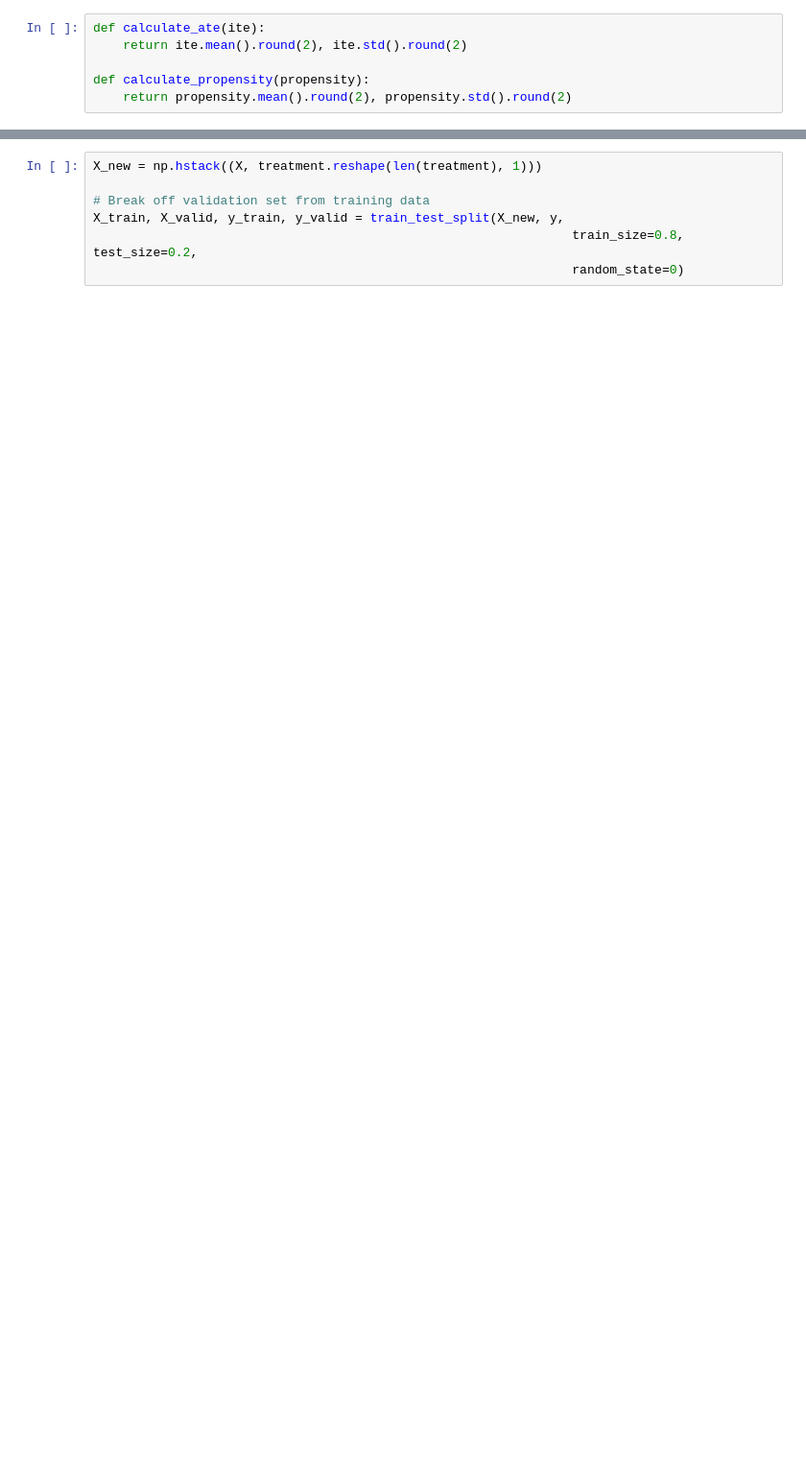
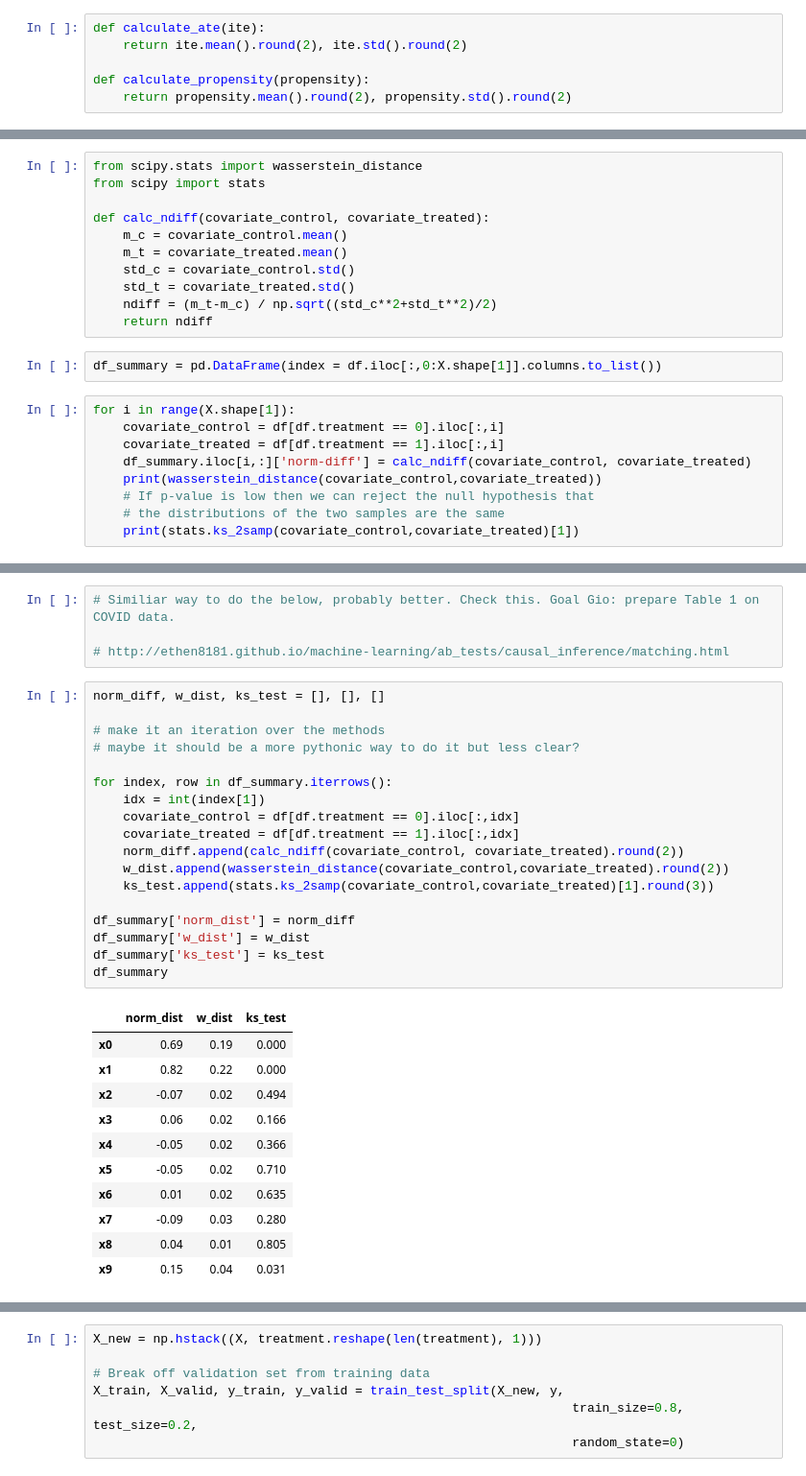
Before and after one commit to Pacmed/causal_inference, a Jupyter notebook: basic_pipeline.ipynb, the cells around one changed output, grey strips where cells are left out. Shown: that part at 96% size. Saved outputs shown, nothing was run; the diff lists cells and outputs as text; blank space fills up the shorter version.

```diff
--- a/basic_pipeline.ipynb
+++ b/basic_pipeline.ipynb
@@ -47,0 +92,22 @@ The average propensity score value is equal to 0.52 with standard deviation equa
+# %%
+from scipy.stats import wasserstein_distance
+from scipy import stats
+
+def calc_ndiff(covariate_control, covariate_treated):
+    m_c = covariate_control.mean()
+    m_t = covariate_treated.mean()
+    std_c = covariate_control.std()
+    std_t = covariate_treated.std()
+    ndiff = (m_t-m_c) / np.sqrt((std_c**2+std_t**2)/2)
+    return ndiff
+# %%
+df_summary = pd.DataFrame(index = df.iloc[:,0:X.shape[1]].columns.to_list())
+# %%
+for i in range(X.shape[1]):
+    covariate_control = df[df.treatment == 0].iloc[:,i]
+    covariate_treated = df[df.treatment == 1].iloc[:,i]
+    df_summary.iloc[i,:]['norm-diff'] = calc_ndiff(covariate_control, covariate_treated)
+    print(wasserstein_distance(covariate_control,covariate_treated))
+    # If p-value is low then we can reject the null hypothesis that
+    # the distributions of the two samples are the same
+    print(stats.ks_2samp(covariate_control,covariate_treated)[1])
@@ -47,0 +135,34 @@ The average propensity score value is equal to 0.52 with standard deviation equa
+# %%
+# Similiar way to do the below, probably better. Check this. Goal Gio: prepare Table 1 on COVID data.
+
+# http://ethen8181.github.io/machine-learning/ab_tests/causal_inference/matching.html
+# %%
+norm_diff, w_dist, ks_test = [], [], []
+
+# make it an iteration over the methods
+# maybe it should be a more pythonic way to do it but less clear?
+
+for index, row in df_summary.iterrows():
+    idx = int(index[1])
+    covariate_control = df[df.treatment == 0].iloc[:,idx]
+    covariate_treated = df[df.treatment == 1].iloc[:,idx]
+    norm_diff.append(calc_ndiff(covariate_control, covariate_treated).round(2))
+    w_dist.append(wasserstein_distance(covariate_control,covariate_treated).round(2))
+    ks_test.append(stats.ks_2samp(covariate_control,covariate_treated)[1].round(3))
+
+df_summary['norm_dist'] = norm_diff
+df_summary['w_dist'] = w_dist
+df_summary['ks_test'] = ks_test
+df_summary
+# %% [output]
+|  | norm_dist | w_dist | ks_test |
+| x0 | 0.69 | 0.19 | 0.000 |
+| x1 | 0.82 | 0.22 | 0.000 |
+| x2 | -0.07 | 0.02 | 0.494 |
+| x3 | 0.06 | 0.02 | 0.166 |
+| x4 | -0.05 | 0.02 | 0.366 |
+| x5 | -0.05 | 0.02 | 0.710 |
+| x6 | 0.01 | 0.02 | 0.635 |
+| x7 | -0.09 | 0.03 | 0.280 |
+| x8 | 0.04 | 0.01 | 0.805 |
+| x9 | 0.15 | 0.04 | 0.031 |
```
Also changed, not shown: parts of 26 cells of this notebook, 4 other files.
